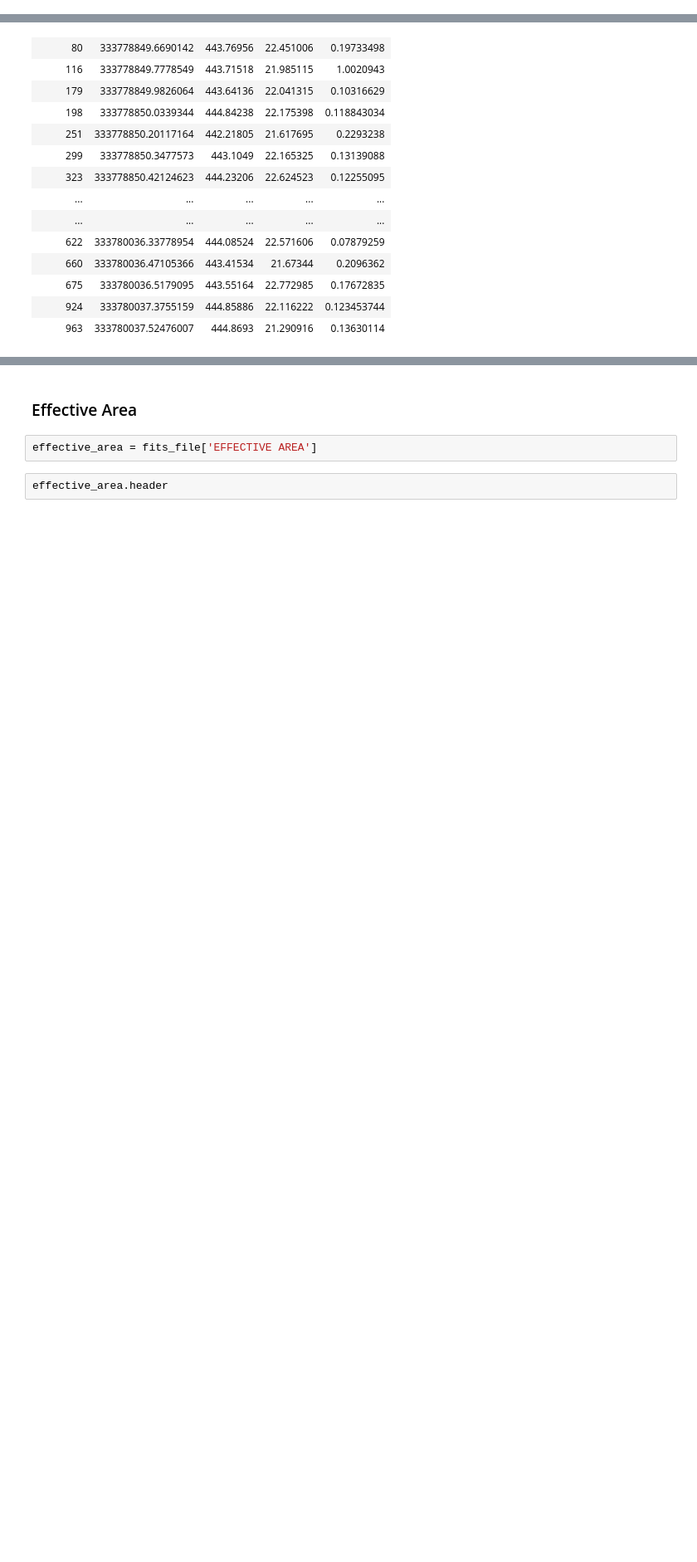
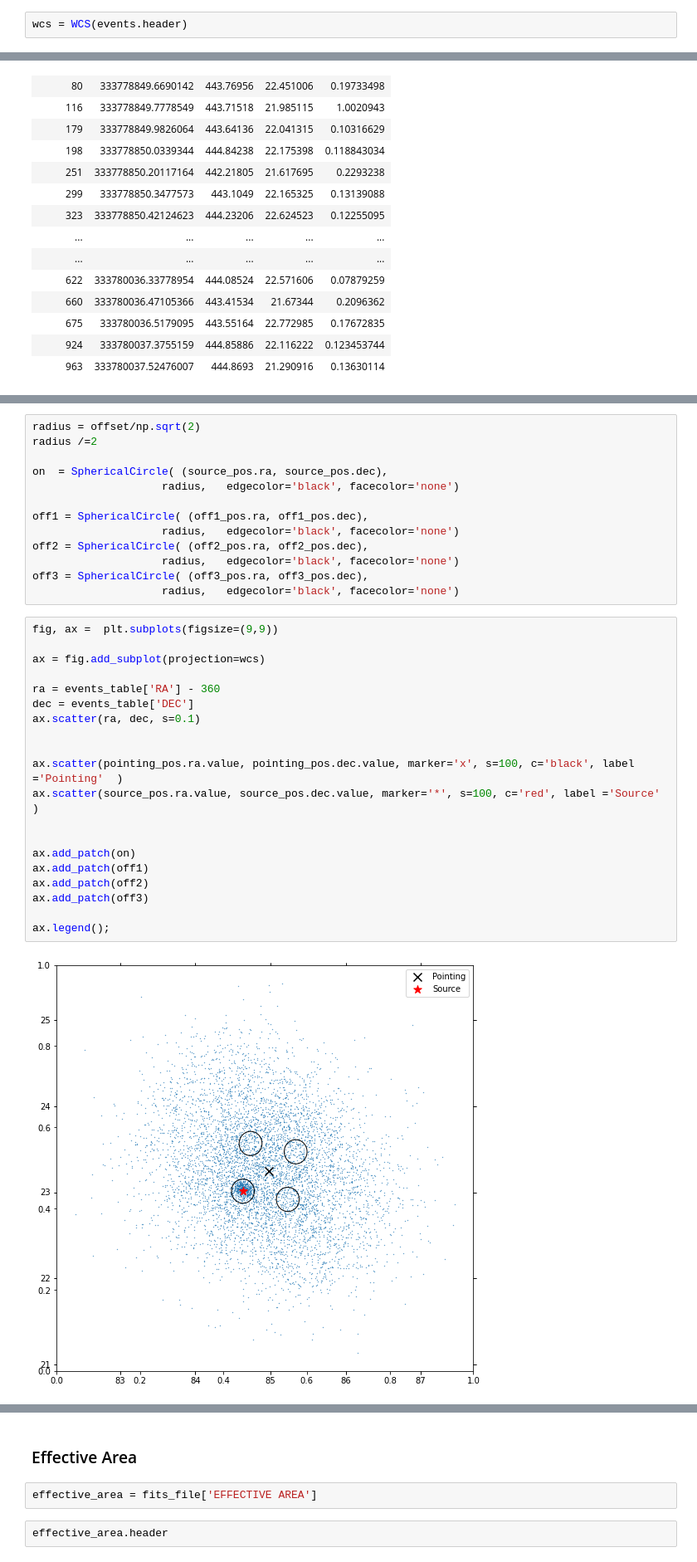
Before and after one commit to datacamp-astro/2022-arqus-bergen, a Jupyter notebook: hands_on/3_spectrum/Spectrum_no_gammapy_test.ipynb, the cells around one changed output, grey strips where cells are left out. Shown at 83% size. Cells and saved outputs as stored; diff of their text form; blank space fills up the shorter version.

```diff
--- a/hands_on/3_spectrum/Spectrum_no_gammapy_test.ipynb
+++ b/hands_on/3_spectrum/Spectrum_no_gammapy_test.ipynb
@@ -57,0 +65,2 @@ events = fits_file['EVENTS']
+# %%
+wcs = WCS(events.header)
@@ -102,0 +192,35 @@ plt.scatter(ra, dec, s=0.1)
+# %%
+radius = offset/np.sqrt(2)
+radius /=2
+
+on  = SphericalCircle( (source_pos.ra, source_pos.dec),
+                    radius,   edgecolor='black', facecolor='none')
+
+off1 = SphericalCircle( (off1_pos.ra, off1_pos.dec),
+                    radius,   edgecolor='black', facecolor='none')
+off2 = SphericalCircle( (off2_pos.ra, off2_pos.dec),
+                    radius,   edgecolor='black', facecolor='none')
+off3 = SphericalCircle( (off3_pos.ra, off3_pos.dec),
+                    radius,   edgecolor='black', facecolor='none')
+# %%
+fig, ax =  plt.subplots(figsize=(9,9))
+
+ax = fig.add_subplot(projection=wcs)
+
+ra = events_table['RA'] - 360
+dec = events_table['DEC']
+ax.scatter(ra, dec, s=0.1)
+
+
+ax.scatter(pointing_pos.ra.value, pointing_pos.dec.value, marker='x', s=100, c='black', label ='Pointing'  )
+ax.scatter(source_pos.ra.value, source_pos.dec.value, marker='*', s=100, c='red', label ='Source'  )
+
+
+ax.add_patch(on)
+ax.add_patch(off1)
+ax.add_patch(off2)
+ax.add_patch(off3)
+
+ax.legend();
+# %% [output]
+[figure, added]
```
Also changed, not shown: parts of 47 cells of this notebook, 1 other file.
